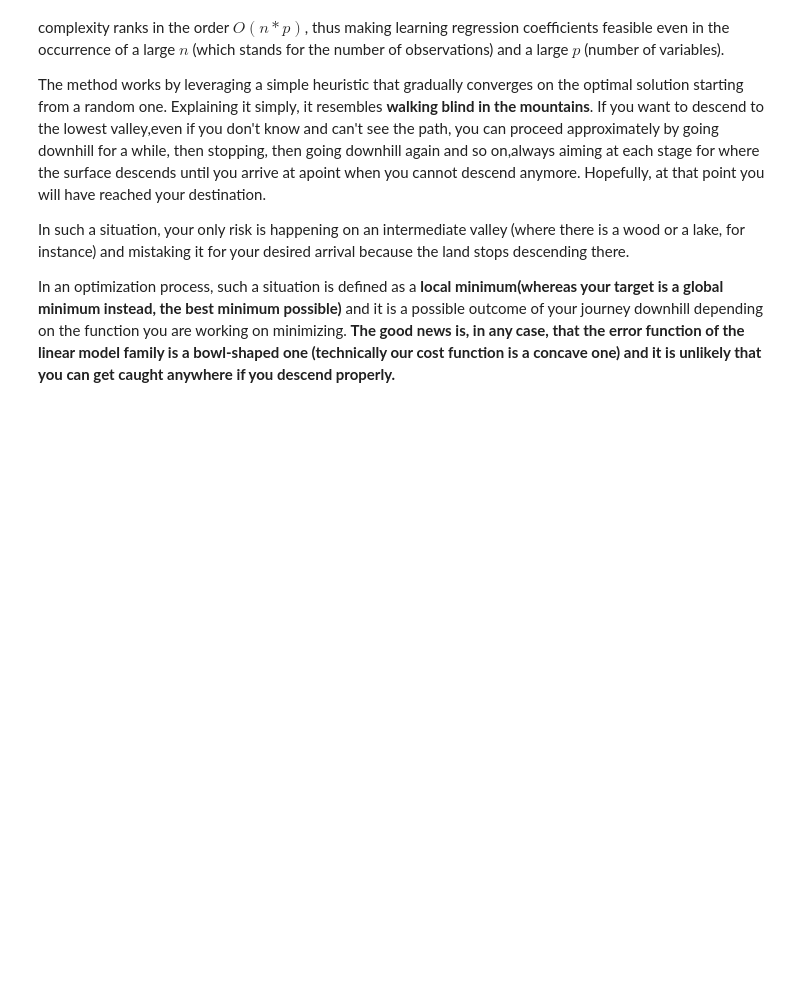
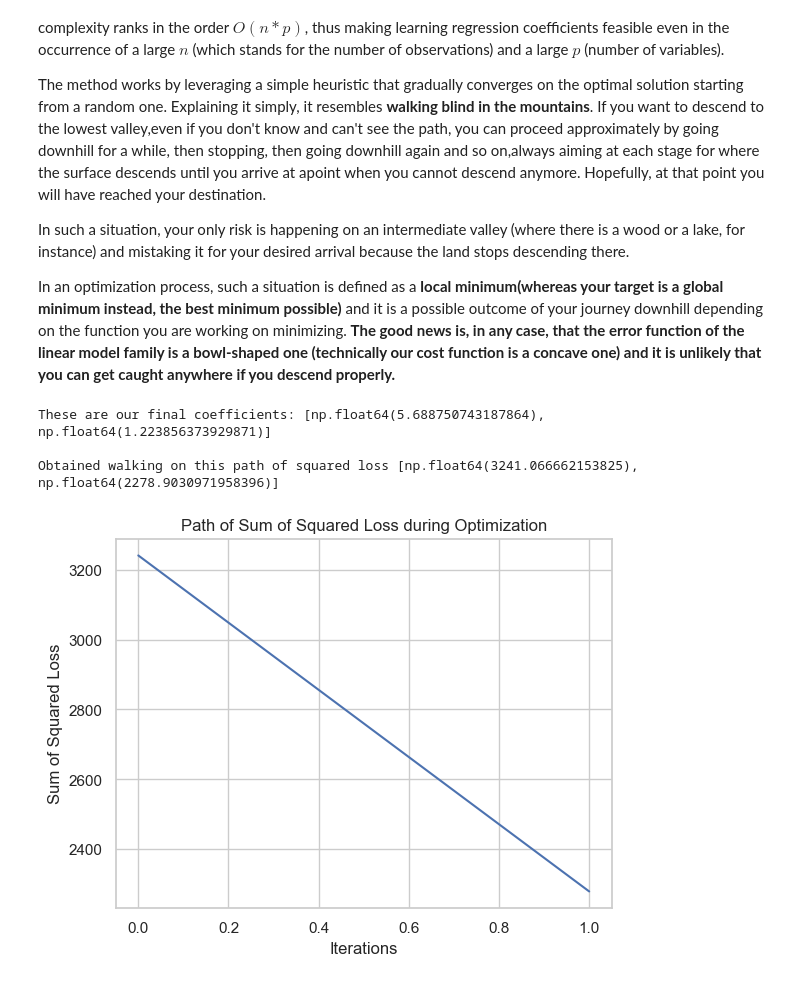
Before and after one commit to basu-binayak/GroundUpML, a Jupyter notebook: Linear Regression/Simple Linear Regression/simple_linear_regression_scratch.ipynb, the cells around one changed output. Cells and saved outputs as stored; diff of their text form; code cells hidden in the pictures; blank space fills up the shorter version.

```diff
--- a/Linear Regression/Simple Linear Regression/simple_linear_regression_scratch.ipynb
+++ b/Linear Regression/Simple Linear Regression/simple_linear_regression_scratch.ipynb
@@ -880,0 +946,27 @@ In an optimization process, such a situation is defined as a **local minimum(whe
+# %%
+observations = len(model_data)
+X = model_data['time_study'].values.reshape((observations,1))
+# X should be always a matrix, never a vector
+
+X = np.column_stack((X,np.ones(observations))) # We add the bias
+y = model_data['Marks'].values # y can be a vector
+
+alpha = 0.048
+w, path = optimize(X,y,alpha, eta = 10**-12, iterations = 25000)
+
+print (f"These are our final coefficients: {w}")
+print()
+print (f"Obtained walking on this path of squared loss {path}")
+# %% [output]
+These are our final coefficients: [np.float64(5.688750743187864), np.float64(1.223856373929871)]
+
+Obtained walking on this path of squared loss [np.float64(3241.066662153825), np.float64(2278.9030971958396)]
+# %%
+sns.set_style("whitegrid")
+plt.plot(path)
+plt.xlabel('Iterations')
+plt.ylabel('Sum of Squared Loss')
+plt.title('Path of Sum of Squared Loss during Optimization')
+plt.show()
+# %% [output]
+[figure, added]
```
Also changed, not shown: parts of 1 cell of this notebook, 1 other file.
